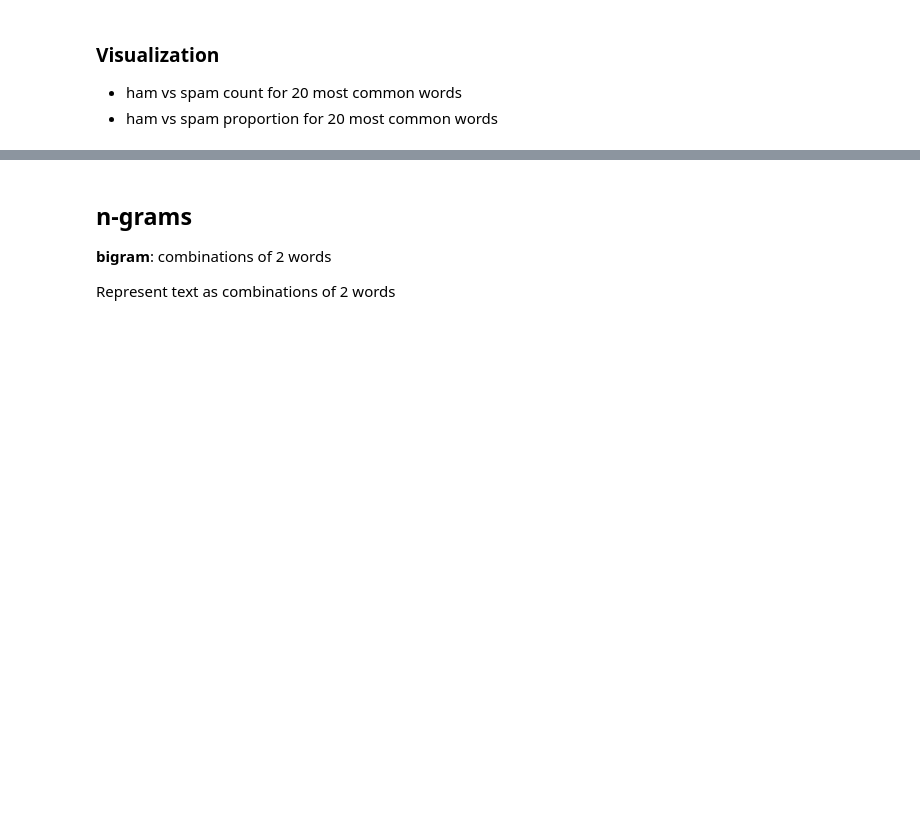
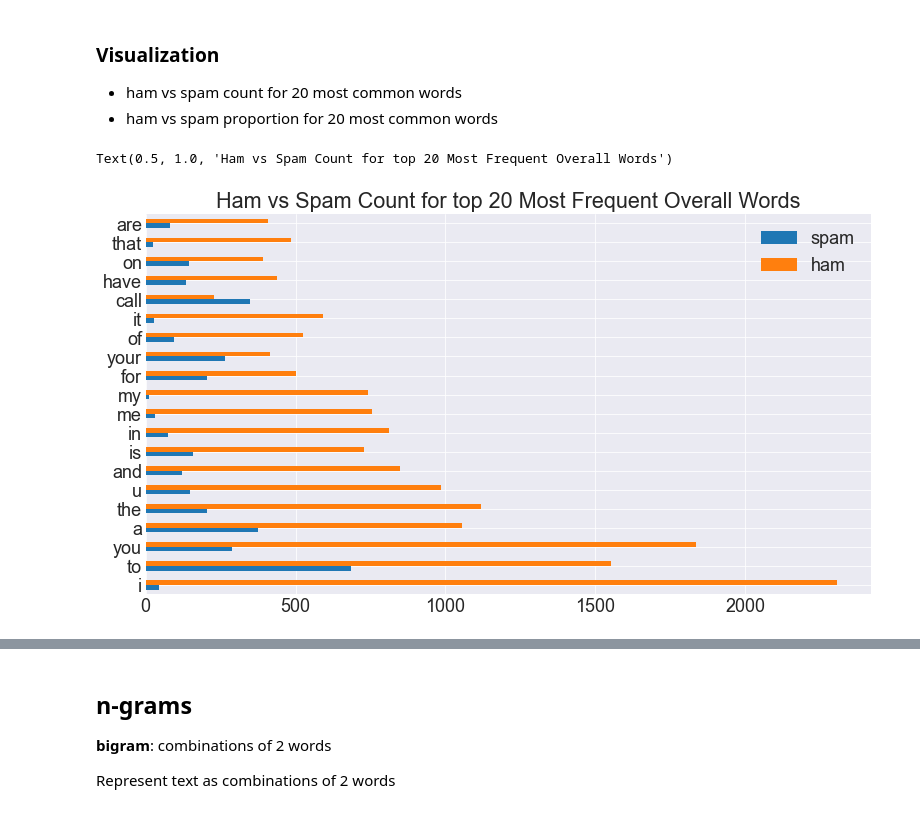
Before and after one commit to CodeupClassroom/innis-nlp-exercises, a Jupyter notebook: nlp_explore.ipynb, the cells around one changed output, grey strips where cells are left out. Saved outputs shown, nothing was run; the diff lists cells and outputs as text; code cells hidden in the pictures; blank space fills up the shorter version.

```diff
--- a/nlp_explore.ipynb
+++ b/nlp_explore.ipynb
@@ -51,6 +87,6 @@ df.head()
 # %%
 # combine all messages in single string by label
 
-ham_words =
-spam_words =
-all_words =
+ham_words = clean(' '.join(df[df.label == 'ham'].text))
+spam_words = clean(' '.join(df[df.label == 'spam'].text))
+all_words = clean(' '.join(df.text))
@@ -65,2 +119,8 @@ all_freq =
+# %%
+# splitting the entire sub-corpus of total words in a class type by spaces,
+# turning the list output by split into a Series, then getting that value_counts()
+ham_freq = pd.Series(ham_words.split()).value_counts()
+spam_freq = pd.Series(spam_words.split()).value_counts()
+all_freq =pd.Series(all_words.split()).value_counts()
 # %%
 ham_freq
@@ -67,4 +140,5 @@ ham_freq
 # %%
 # concat all frequencies together into a dataframe
 
-word_counts =
+word_counts = pd.concat([ham_freq, spam_freq, all_freq], axis=1).fillna(0).astype(int)
+word_counts.columns = ['ham', 'spam', 'all']
@@ -84,0 +205,7 @@ plt.rc('font', size=18)
+# %%
+plt.rc('font', size=18)
+word_counts.sort_values('all', ascending=False).head(20)[['spam', 'ham']].plot.barh()
+plt.title('Ham vs Spam Count for top 20 Most Frequent Overall Words')
+# %% [output]
+Text(0.5, 1.0, 'Ham vs Spam Count for top 20 Most Frequent Overall Words')
+[figure, added]
```
Also changed, not shown: parts of 51 cells of this notebook.
